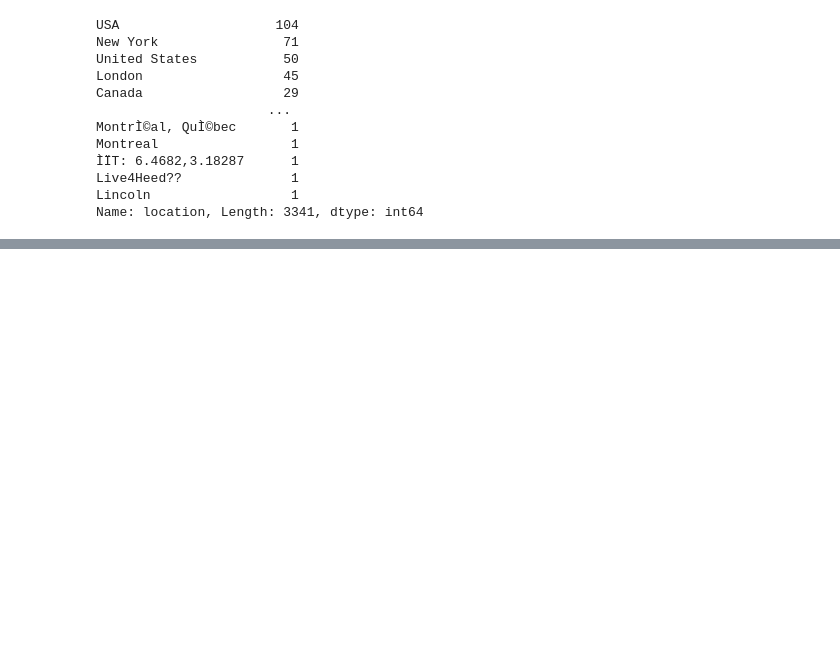
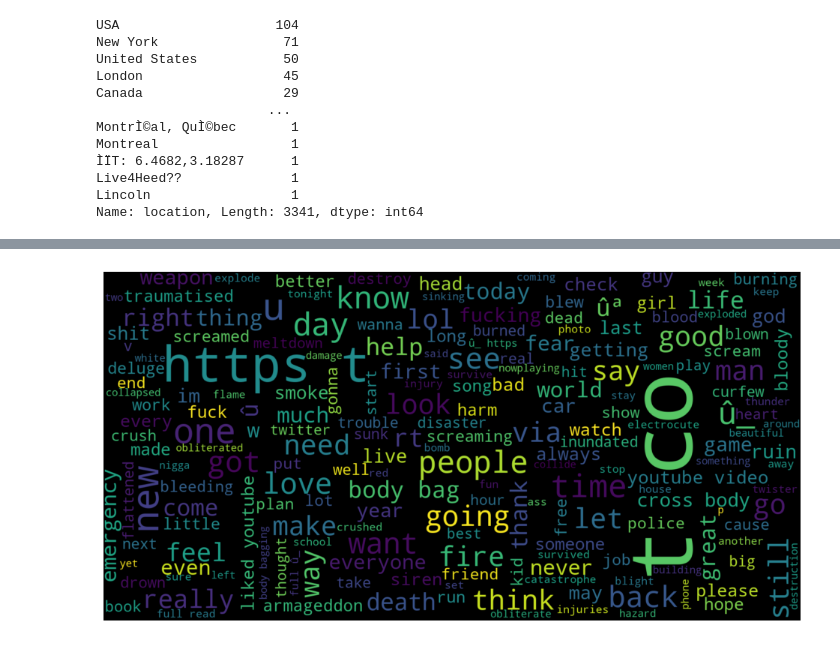
Before and after one commit to mcachosoblechero/Classic-ML-Datasets, a Jupyter notebook: NLP/exploration/1_exploratory_data_analysis.ipynb, the cells around one changed output, grey strips where cells are left out. Cells and saved outputs as stored; diff of their text form; code cells hidden in the pictures; blank space fills up the shorter version.

```diff
--- a/NLP/exploration/1_exploratory_data_analysis.ipynb
+++ b/NLP/exploration/1_exploratory_data_analysis.ipynb
@@ -80,0 +141,16 @@ raw_tweets.head()
+# %%
+# Extrat the text with no real Disaster
+not_disaster_tweets = raw_tweets[raw_tweets.target == 0]
+not_disaster_words = []
+for tweet in not_disaster_tweets.twitterTokens_noStop:
+    for word in tweet:
+        not_disaster_words.append(word)
+not_disaster_words = pd.Series(not_disaster_words).str.cat(sep=' ')
+
+wordcloud = WordCloud(width=1600, height=800,max_font_size=200).generate(not_disaster_words)
+plt.figure(figsize=(12,10))
+plt.imshow(wordcloud, interpolation="bilinear")
+plt.axis("off")
+plt.show()
+# %% [output]
+[figure, added]
```
Also changed, not shown: parts of 15 cells of this notebook.
